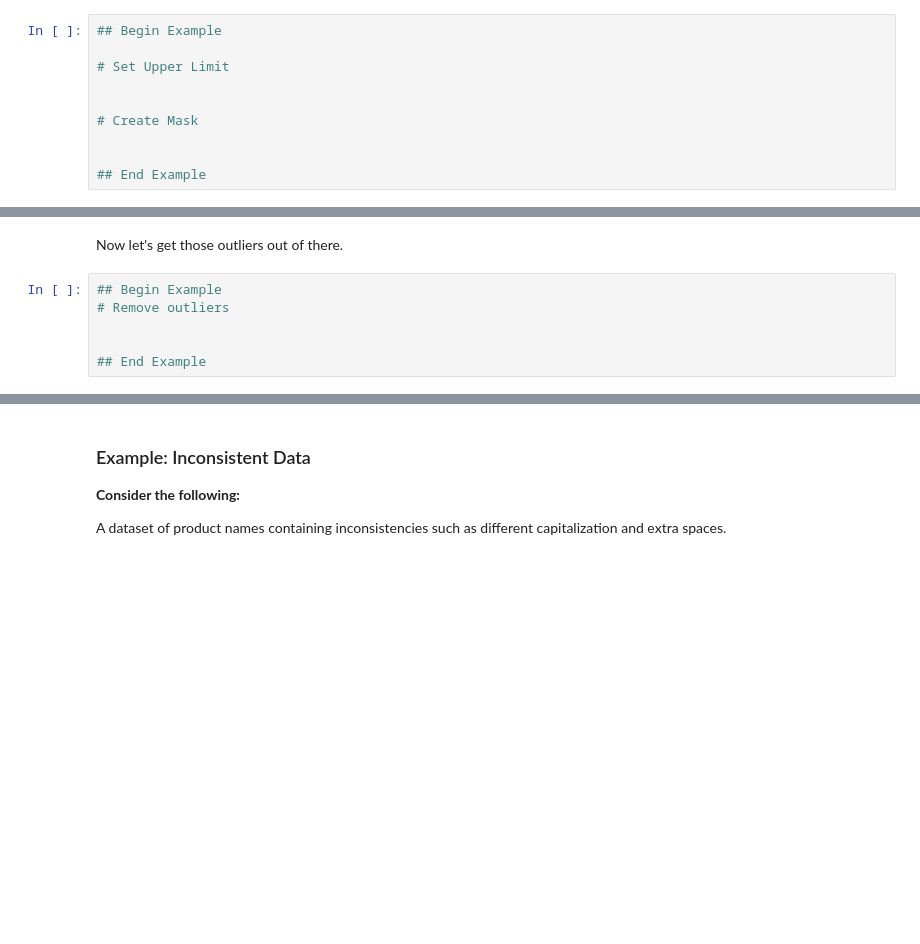
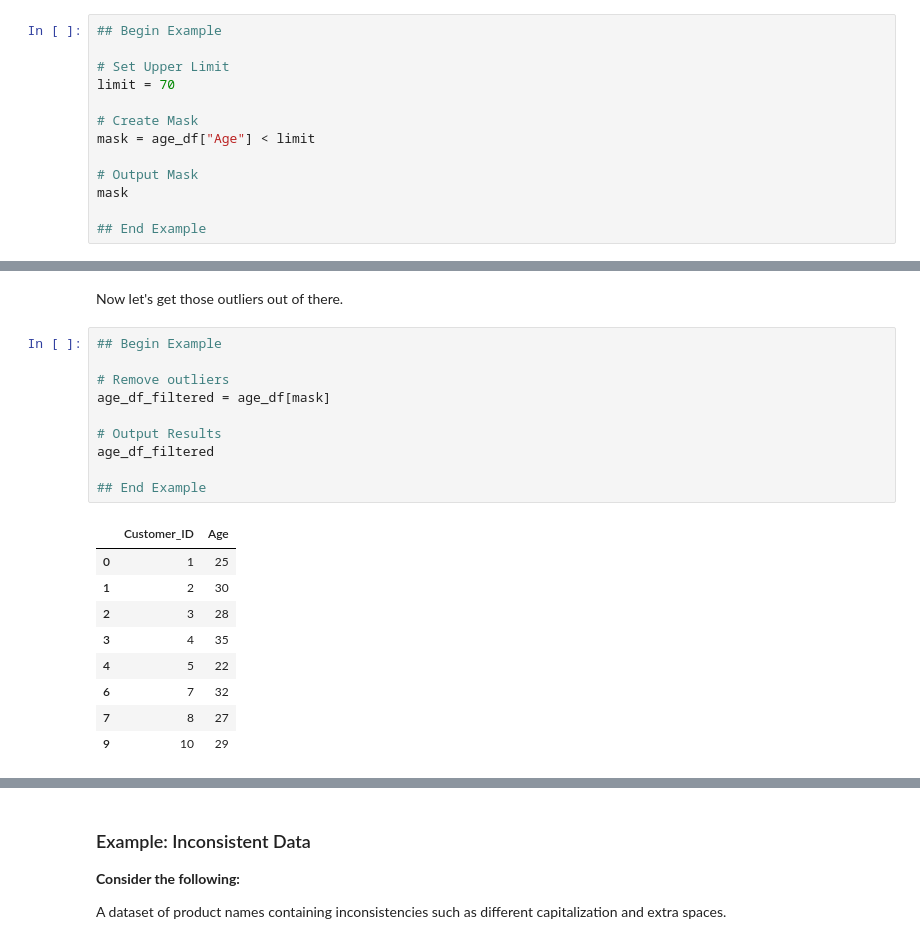
Before and after one commit to michaeltothewilson/data-with-python, a Jupyter notebook: notebooks/06_data_cleaning.ipynb, the cells around one changed output, grey strips where cells are left out. Saved outputs shown, nothing was run; the diff lists cells and outputs as text; blank space fills up the shorter version.

```diff
--- a/notebooks/06_data_cleaning.ipynb
+++ b/notebooks/06_data_cleaning.ipynb
@@ -341,9 +442,12 @@ First we identify the outliers.
 ## Begin Example
 
 # Set Upper Limit
-
+limit = 70
 
 # Create Mask
+mask = age_df["Age"] < limit
 
+# Output Mask
+mask
 
 ## End Example
@@ -351,10 +467,24 @@ First we identify the outliers.
 Now let's get those outliers out of there.
 # %%
 ## Begin Example
+
 # Remove outliers
+age_df_filtered = age_df[mask]
 
+# Output Results
+age_df_filtered
 
 ## End Example
+# %% [output]
+|  | Customer_ID | Age |
+| 0 | 1 | 25 |
+| 1 | 2 | 30 |
+| 2 | 3 | 28 |
+| 3 | 4 | 35 |
+| 4 | 5 | 22 |
+| 6 | 7 | 32 |
+| 7 | 8 | 27 |
+| 9 | 10 | 29 |
 # %% [markdown]
 ## Correcting Inconsistencies
 <center><img src="../images/stock/pexels-uriel-marques-1847899-3497522.jpg" width="500"></center>
```
Also changed, not shown: parts of 16 cells of this notebook, 5 other files.
